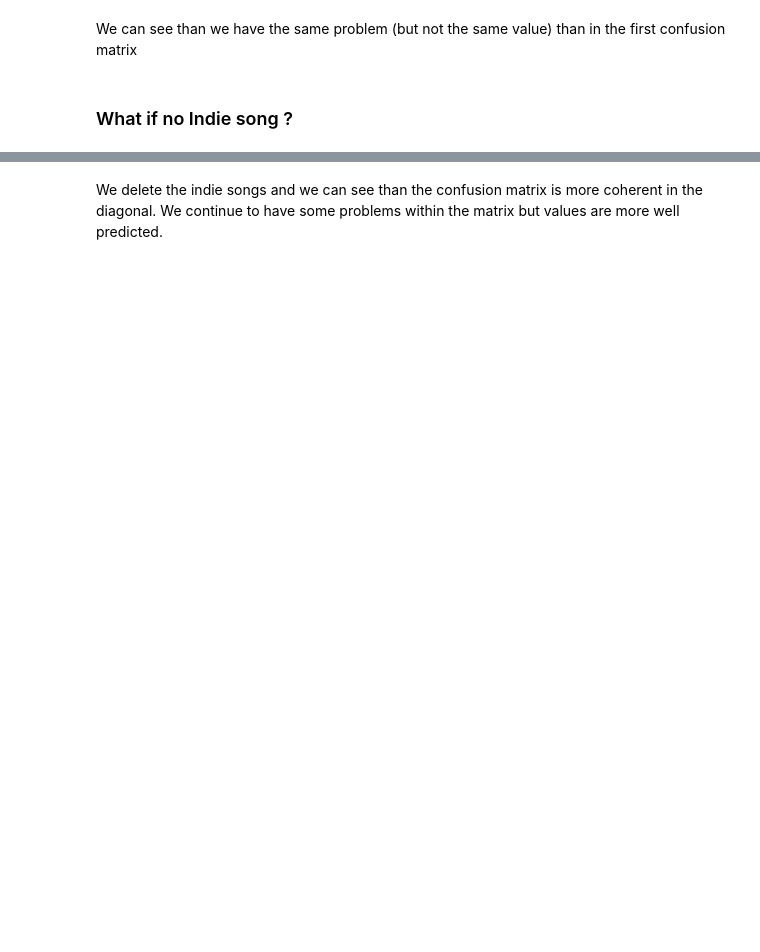
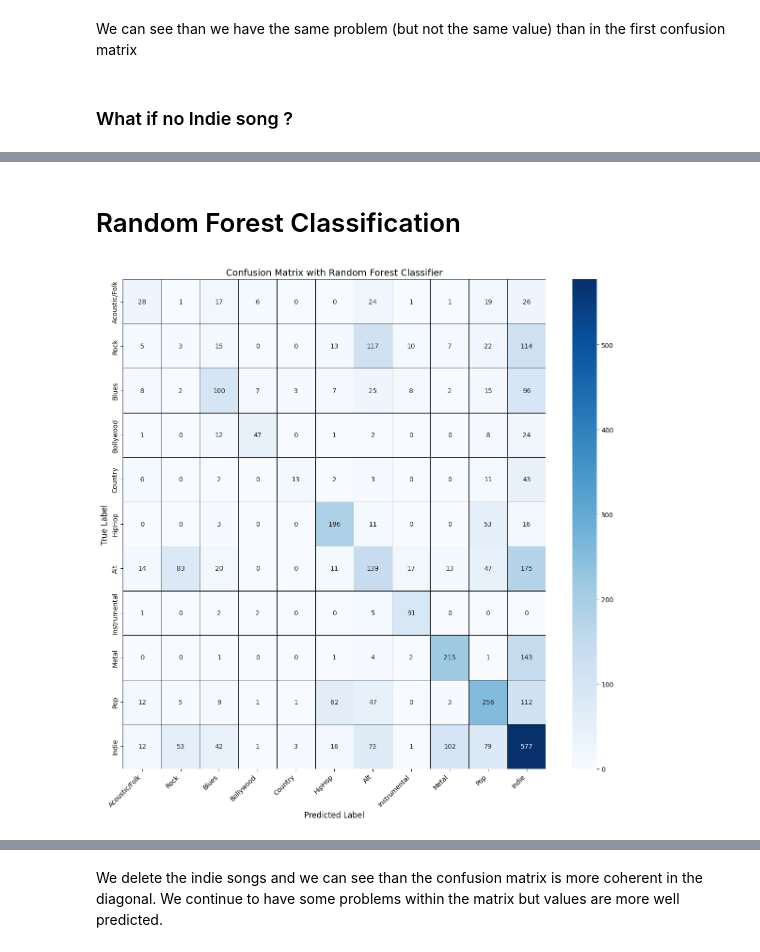
Before and after one commit to Hugo-Leyx-valade/projet-ML, a Jupyter notebook: Untitled1.ipynb, the cells around one changed output, grey strips where cells are left out. Cells and saved outputs as stored; diff of their text form; code cells hidden in the pictures; blank space fills up the shorter version.

```diff
--- a/Untitled1.ipynb
+++ b/Untitled1.ipynb
@@ -790,10 +804,78 @@ def print_score(clf, X_train, y_train, X_test, y_test, train=True):
+# %% [markdown]
+# Random Forest Classification
 # %%
-from sklearn.linear_model import LogisticRegression
+import matplotlib.pyplot as plt
+import seaborn as sns
+from sklearn.ensemble import RandomForestClassifier
+from sklearn.metrics import confusion_matrix
+from sklearn.model_selection import train_test_split
 
-lr_clf = LogisticRegression(solver='liblinear')
-lr_clf.fit(X_train, y_train)
+class_mapping = [
+    "Acoustic/Folk",  # Class 0
+    "Rock",           # Class 1
+    "Blues",          # Class 2
+    "Bollywood",      # Class 3
+    "Country",        # Class 4
+    "HipHop",         # Class 5
+    "Alt",            # Class 6
+    "Instrumental",   # Class 7
+    "Metal",          # Class 8
+    "Pop",            # Class 9
+    "Indie"           # Class 10
+]
+X = df[['popularity', 'danceability', 'energy',
+'key', 'loudness', 'mode', 'speechiness', 'acousticness',
+'instrumentalness', 'liveness', 'valence', 'tempo',
+'duration_in_min/ms', 'time_signature', 'artist_name_cat',
+'track_name_cat']].values
 
 
-print_score(lr_clf, X_train, y_train, X_test, y_test, train=True)
-print_score(lr_clf, X_train, y_train, X_test, y_test, train=False)
+y = df['class'].values
+
+X = preprocessing.StandardScaler().fit(X).transform(X.astype(float))
+X_train, X_test, y_train, y_test = train_test_split(X, y, test_size=0.2, random_state=1055625)
+
+rf = RandomForestClassifier(n_estimators=100, random_state=42)
+rf.fit(X_train, y_train)
+y_pred = rf.predict(X_test)
+
+df_X_test = pd.DataFrame(X_test, columns=['popularity', 'danceability', 'energy',
+'key', 'loudness', 'mode', 'speechiness', 'acousticness',
+'instrumentalness', 'liveness', 'valence', 'tempo',
+'duration_in_min/ms', 'time_signature', 'artist_name_cat',
+'track_name_cat'])
+
+df_y_pred = pd.DataFrame(y_pred, columns=['Class'])
+result_df = pd.concat([df_X_test, df_y_pred], axis=1)
+
+cm = confusion_matrix(y_test, y_pred)
+plt.figure(figsize=(12, 12))
+sns.heatmap(cm,
+            annot=True,
+            fmt='d',
+            cmap='Blues',
+            xticklabels=class_mapping,
+            yticklabels=class_mapping,
+            cbar=True,
+            linewidths=0.5,
+            linecolor='black')
+
+plt.title('Confusion Matrix with Random Forest Classifier', fontsize=14)
+plt.xlabel('Predicted Label', fontsize=12)
+plt.ylabel('True Label', fontsize=12)
+
+plt.xticks(rotation=45, ha='right')
+plt.tight_layout()
+plt.show()
+
+from sklearn.metrics import accuracy_score
+
+accuracy_RFC = metrics.accuracy_score(y_test, y_pred)
+Precision_RFC = metrics.precision_score(y_test, y_pred, average=None)
+Sensitivity_recall_RFC = metrics.recall_score(y_test, y_pred, average=None)
+Specificity_RFC = metrics.recall_score(y_test, y_pred, average=None)
+F1_score_RFC = metrics.f1_score(y_test, y_pred, average=None)
+
+print("Accuracy: ",accuracy_RFC, "\n\nPrecision: ",Precision_RFC, "\n\nSensitivity_recall: ",Sensitivity_recall_RFC, "\n\nSpecificity: ",Specificity_RFC, "\n\nF1_score: ",F1_score_RFC)
 # %% [output]
+[figure, added]
```
Also changed, not shown: parts of 7 cells of this notebook.
